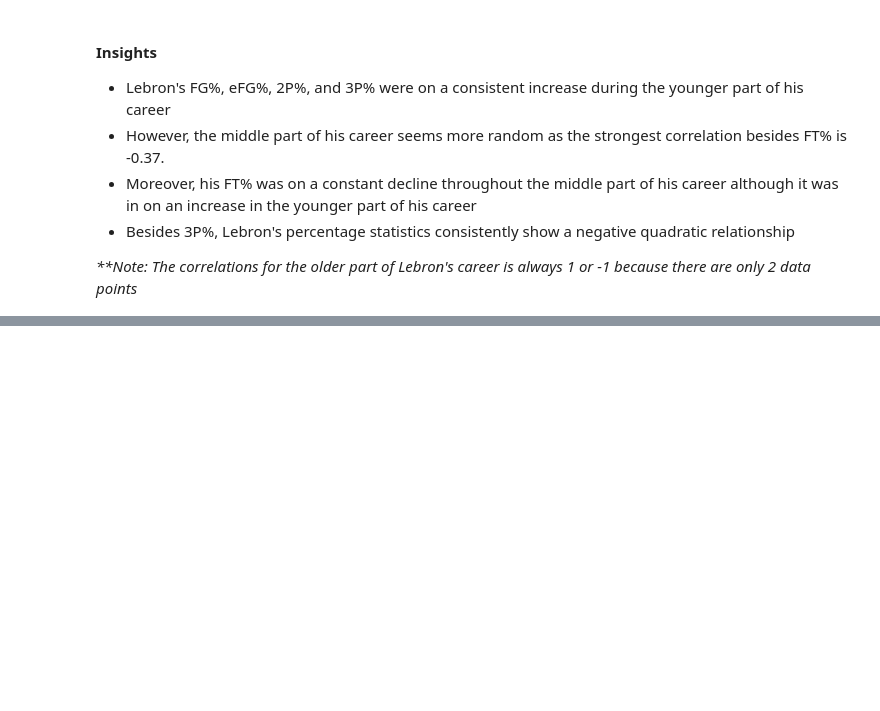
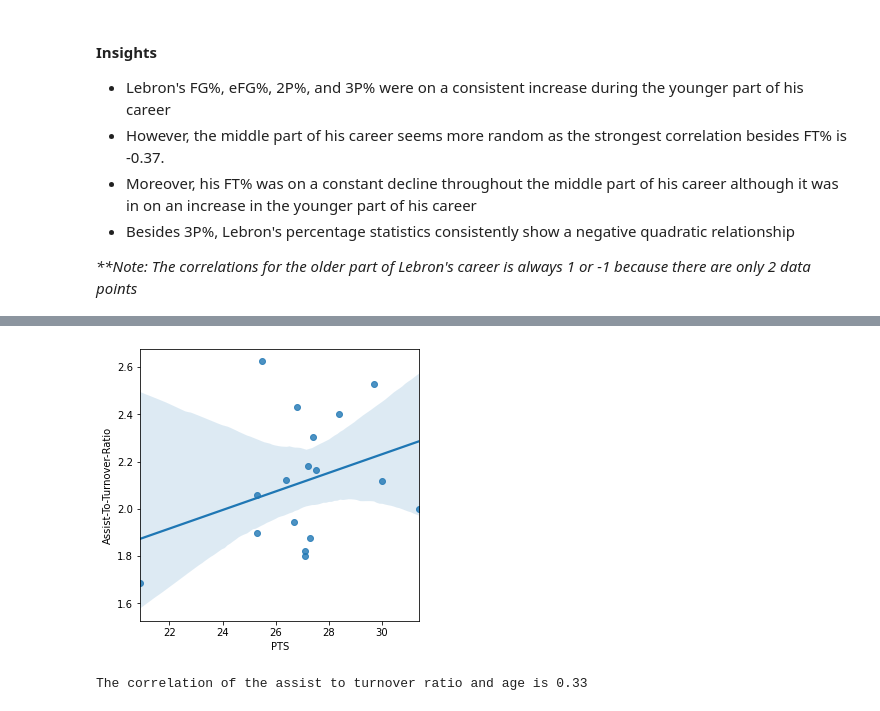
Before and after one commit to SarthakKamboj/Lebron-James-Efficiency-ML-Models, a Jupyter notebook: Data Visualization.ipynb, the cells around one changed output, grey strips where cells are left out. Cells and saved outputs as stored; diff of their text form; code cells hidden in the pictures; blank space fills up the shorter version.

```diff
--- a/Data Visualization.ipynb
+++ b/Data Visualization.ipynb
@@ -377,0 +402,11 @@ for perc_col in percentage_cols:
+# %%
+plt.figure(1,(5,5))
+sns.regplot("PTS","Assist-To-Turnover-Ratio",data=avgs_df)
+plt.show()
+# %% [output]
+[figure, added]
+# %%
+corr_atr = np.corrcoef(avgs_df["PTS"],avgs_df["Assist-To-Turnover-Ratio"])[0,1]
+print(f"The correlation of the assist to turnover ratio and age is {round(corr_atr,2)}")
+# %% [output]
+The correlation of the assist to turnover ratio and age is 0.33
```
Also changed, not shown: parts of 7 cells of this notebook.
